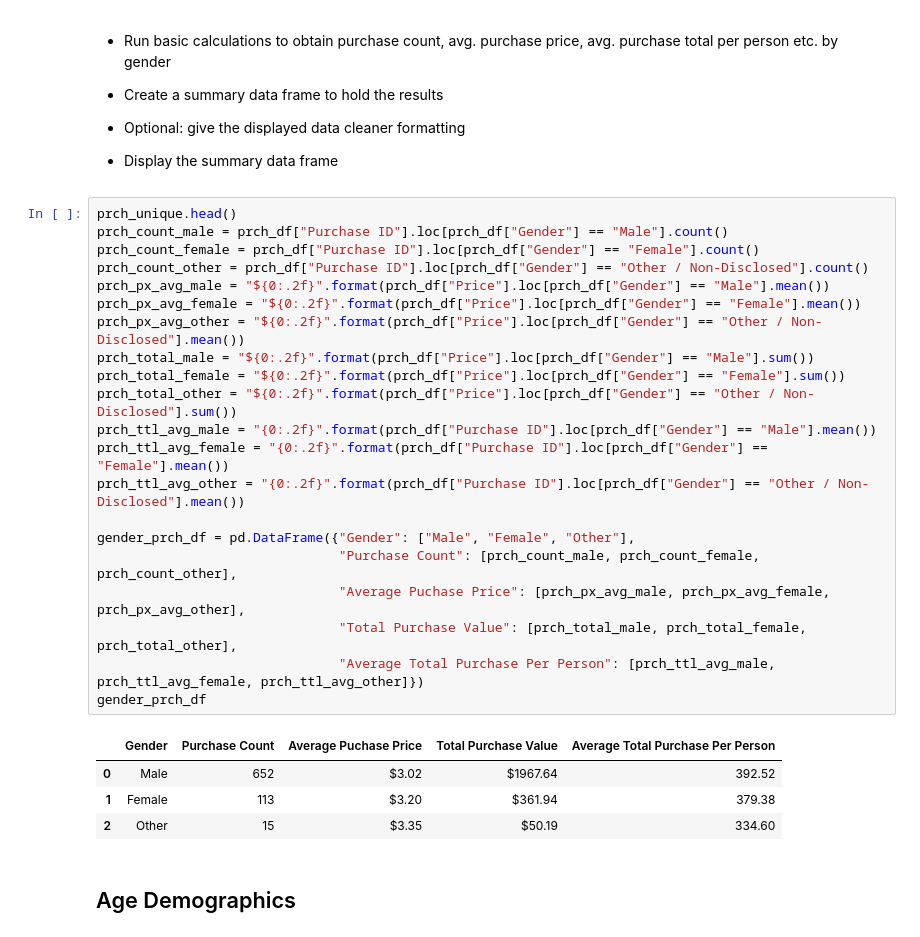
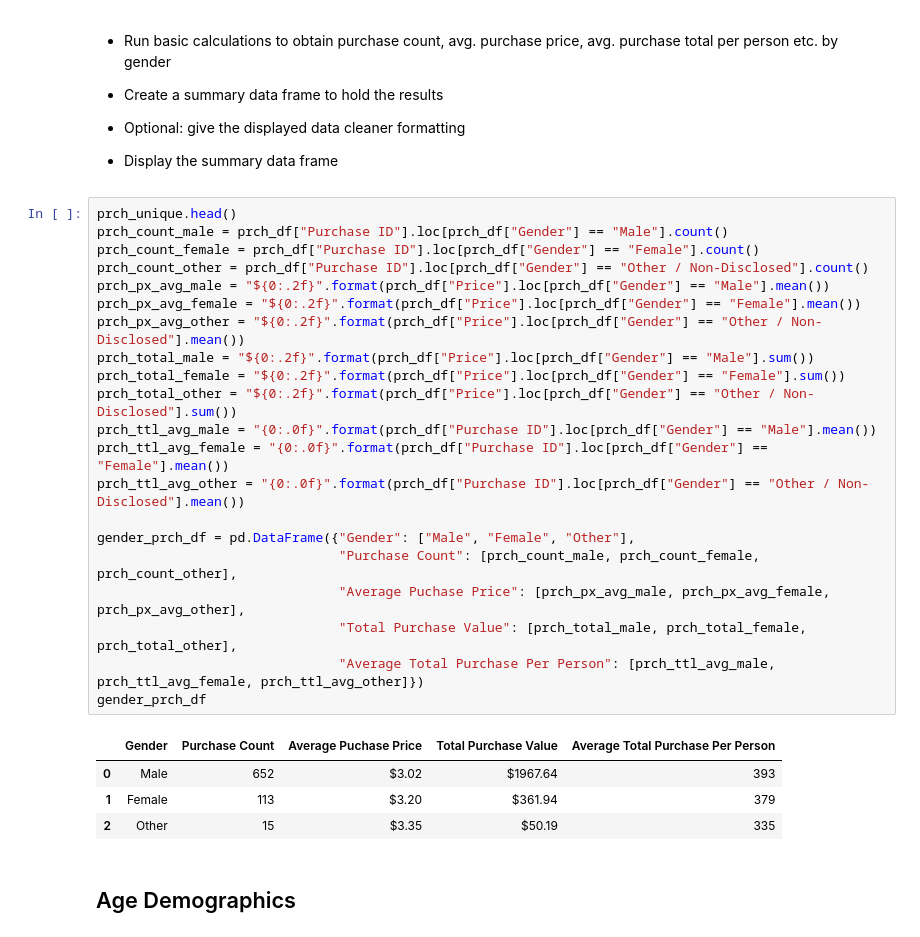
Before and after one commit to SMahashraya/pandas-challenge, a Jupyter notebook: HeroesOfPymoli_hw.ipynb, the cells around one changed output. Saved outputs shown, nothing was run; the diff lists cells and outputs as text.

```diff
--- a/HeroesOfPymoli_hw.ipynb
+++ b/HeroesOfPymoli_hw.ipynb
@@ -103,29 +108,29 @@ gender_df
 # %%
 prch_unique.head()
 prch_count_male = prch_df["Purchase ID"].loc[prch_df["Gender"] == "Male"].count()
 prch_count_female = prch_df["Purchase ID"].loc[prch_df["Gender"] == "Female"].count()
 prch_count_other = prch_df["Purchase ID"].loc[prch_df["Gender"] == "Other / Non-Disclosed"].count()
 prch_px_avg_male = "${0:.2f}".format(prch_df["Price"].loc[prch_df["Gender"] == "Male"].mean())
 prch_px_avg_female = "${0:.2f}".format(prch_df["Price"].loc[prch_df["Gender"] == "Female"].mean())
 prch_px_avg_other = "${0:.2f}".format(prch_df["Price"].loc[prch_df["Gender"] == "Other / Non-Disclosed"].mean())
 prch_total_male = "${0:.2f}".format(prch_df["Price"].loc[prch_df["Gender"] == "Male"].sum())
 prch_total_female = "${0:.2f}".format(prch_df["Price"].loc[prch_df["Gender"] == "Female"].sum())
 prch_total_other = "${0:.2f}".format(prch_df["Price"].loc[prch_df["Gender"] == "Other / Non-Disclosed"].sum())
-prch_ttl_avg_male = "{0:.2f}".format(prch_df["Purchase ID"].loc[prch_df["Gender"] == "Male"].mean())
-prch_ttl_avg_female = "{0:.2f}".format(prch_df["Purchase ID"].loc[prch_df["Gender"] == "Female"].mean())
-prch_ttl_avg_other = "{0:.2f}".format(prch_df["Purchase ID"].loc[prch_df["Gender"] == "Other / Non-Disclosed"].mean())
+prch_ttl_avg_male = "{0:.0f}".format(prch_df["Purchase ID"].loc[prch_df["Gender"] == "Male"].mean())
+prch_ttl_avg_female = "{0:.0f}".format(prch_df["Purchase ID"].loc[prch_df["Gender"] == "Female"].mean())
+prch_ttl_avg_other = "{0:.0f}".format(prch_df["Purchase ID"].loc[prch_df["Gender"] == "Other / Non-Disclosed"].mean())
 
 gender_prch_df = pd.DataFrame({"Gender": ["Male", "Female", "Other"],
                                "Purchase Count": [prch_count_male, prch_count_female, prch_count_other],
                                "Average Puchase Price": [prch_px_avg_male, prch_px_avg_female, prch_px_avg_other],
                                "Total Purchase Value": [prch_total_male, prch_total_female, prch_total_other],
                                "Average Total Purchase Per Person": [prch_ttl_avg_male, prch_ttl_avg_female, prch_ttl_avg_other]})
 gender_prch_df
 # %% [output]
 |  | Gender | Purchase Count | Average Puchase Price | Total Purchase Value | Average Total Purchase Per Person |
-| 0 | Male | 652 | $3.02 | $1967.64 | 392.52 |
-| 1 | Female | 113 | $3.20 | $361.94 | 379.38 |
-| 2 | Other | 15 | $3.35 | $50.19 | 334.60 |
+| 0 | Male | 652 | $3.02 | $1967.64 | 393 |
+| 1 | Female | 113 | $3.20 | $361.94 | 379 |
+| 2 | Other | 15 | $3.35 | $50.19 | 335 |
 # %% [markdown]
 ## Age Demographics
 # %% [markdown]
```
Also changed, not shown: parts of 8 cells of this notebook.
